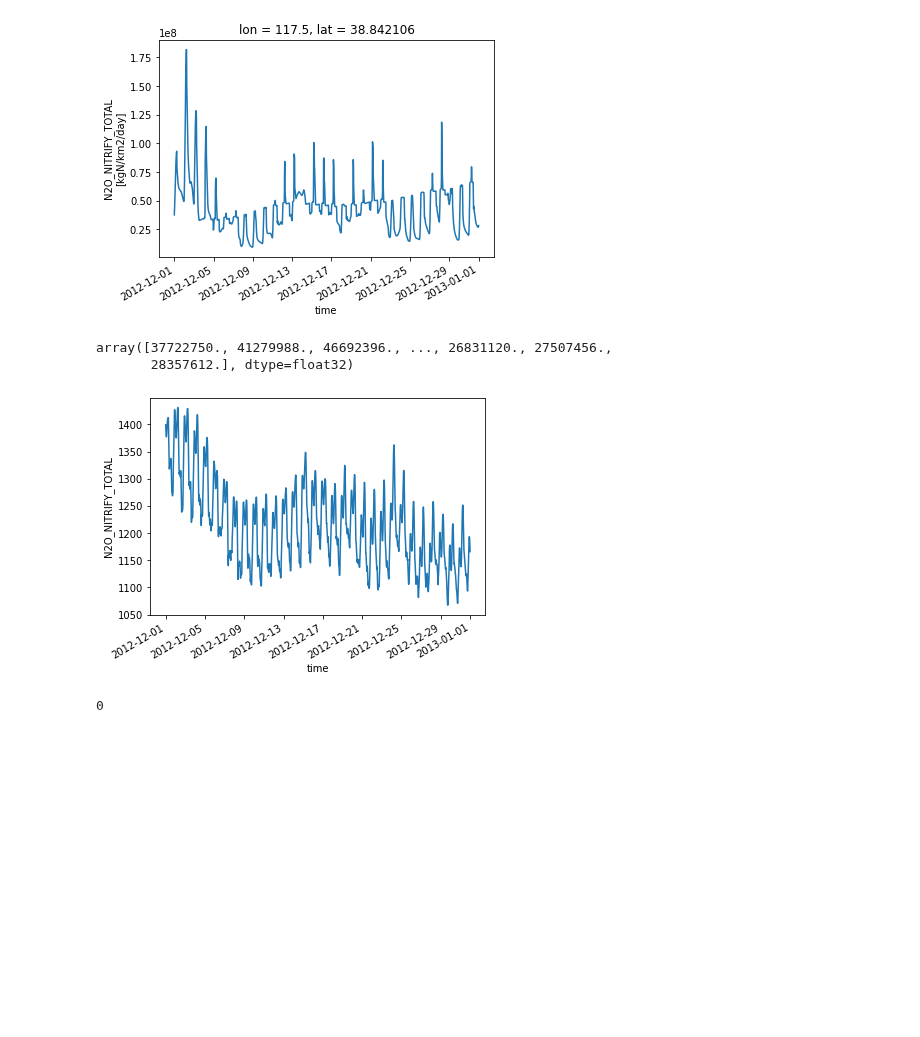
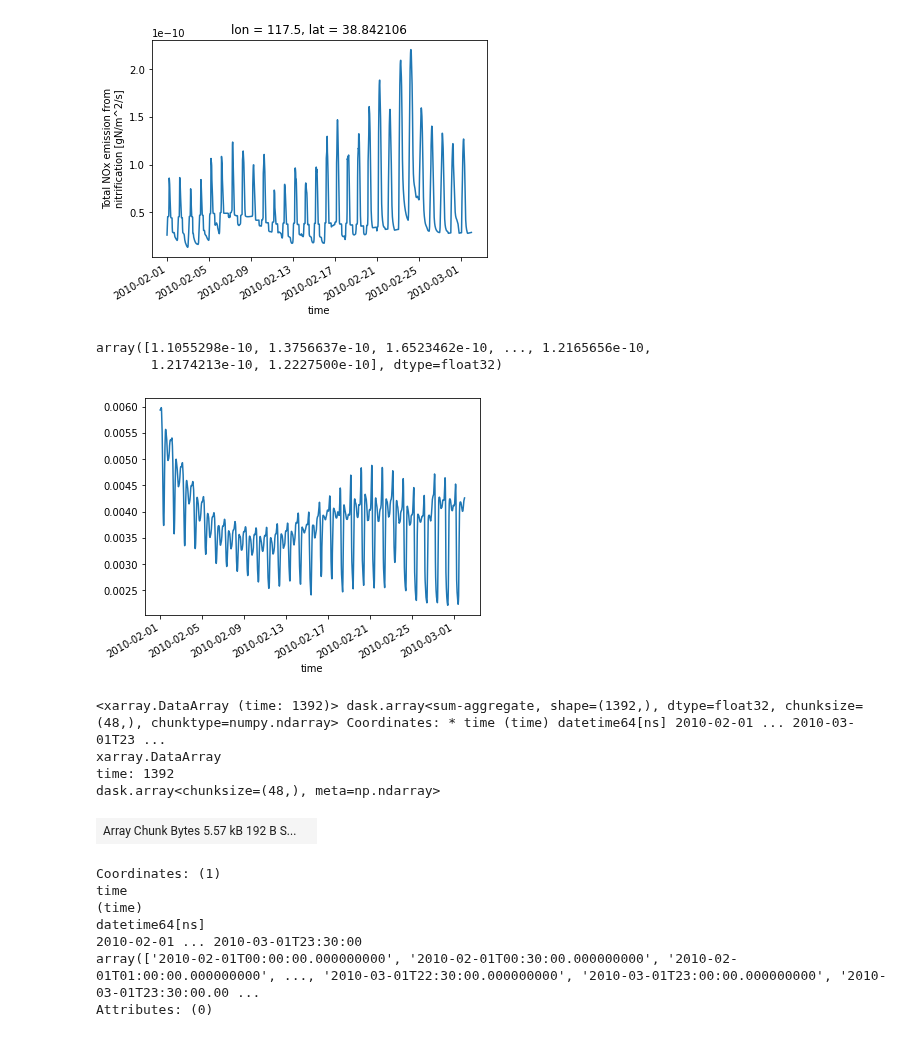
Before and after one commit to jinmuluo/pymaps, a Jupyter notebook: time_series.ipynb, the cells around one changed output. Cells and saved outputs as stored; diff of their text form; code cells hidden in the pictures; blank space fills up the shorter version.

```diff
--- a/time_series.ipynb
+++ b/time_series.ipynb
@@ -9,10 +9,12 @@ from datetime import date, timedelta
 # %%
 case = "fanv3_1th"
 path = "/glade/scratch/jinmuluo/archive/" + case + "/lnd/hist/"
-start_date = date(2012, 12, 1)
-end_date = date(2013, 1, 1)
+start_date = date(2010, 2, 1)
+end_date = date(2010, 3, 1)
 delta = end_date - start_date
-fields = ["N2O_DENITRIFY_TOTAL", "N2O_NITRIFY_TOTAL", "NOx_DENITRIFY_TOTAL", "NOx_NITRIFY_TOTAL", "area"]
+fields = ["N2O_DENITRIFY_TOTAL", "N2O_NITRIFY_TOTAL", "NOx_DENITRIFY_TOTAL", "NOx_NITRIFY_TOTAL",
+          "MANURE_NITRITE_RUNOFF", 'FERT_NITRITE_RUNOFF',
+          "FERT_NITRITE_TO_SOIL", "MANURE_NITRITE_TO_SOIL", "area"]
 fanCLM = []
 for i in range(delta.days + 1):
     day = start_date + timedelta(days=i)
@@ -130,9 +64,9 @@ def sp_plot(ds, field, coords, show=False):
 # %%
 def tot_plot(ds, field, show=False):
     # calculate global total emission (kgN/day)
-    ds[field] = ds[field] * ds['area']* 3600 * 24
-    ds[field].attrs['units'] = 'kgN/day'
-    total = ds[field].sum(dim=['lat', 'lon'])
+    total = ds[field] * ds['area']
+    total.attrs['units'] = 'TonN/s'
+    total = total.sum(dim=['lat', 'lon'])
     if show:
         total.plot(x='time')
         plt.show()
@@ -148,17 +83,28 @@ def regional_plot(ds, field, coords, show=False):
     return rp
 # %%
 coordinates = [39.24, 116.25]
-sp = sp_plot(ds=dsCLM, field=fields[1], coords=coordinates, show=True)
+sp = sp_plot(ds=dsCLM, field=fields[3], coords=coordinates, show=True)
 sp[fields[1]].values
 # %% [output]
-[figure, old version]
+[figure, new version]
-array([37722750., 41279988., 46692396., ..., 26831120., 27507456.,
-       28357612.], dtype=float32)
+array([1.1055298e-10, 1.3756637e-10, 1.6523462e-10, ..., 1.2165656e-10,
+       1.2174213e-10, 1.2227500e-10], dtype=float32)
 # %%
-tot_plot(ds=dsCLM, field=fields[1], show=True)
+tot_plot(ds=dsCLM, field=fields[3], show=True)
 # %% [output]
-[figure, old version]
+[figure, new version]
-0
+<xarray.DataArray (time: 1392)> dask.array<sum-aggregate, shape=(1392,), dtype=float32, chunksize=(48,), chunktype=numpy.ndarray> Coordinates: * time (time) datetime64[ns] 2010-02-01 ... 2010-03-01T23 ...
+xarray.DataArray
+time: 1392
+dask.array<chunksize=(48,), meta=np.ndarray>
+| Array Chunk Bytes 5.57 kB 192 B S... |  |
+Coordinates: (1)
+time
+(time)
+datetime64[ns]
+2010-02-01 ... 2010-03-01T23:30:00
+array(['2010-02-01T00:00:00.000000000', '2010-02-01T00:30:00.000000000', '2010-02-01T01:00:00.000000000', ..., '2010-03-01T22:30:00.000000000', '2010-03-01T23:00:00.000000000', '2010-03-01T23:30:00.00 ...
+Attributes: (0)
 # %%
 coordinates = {'upper_lat':45.50, 'lower_lat':25.35, 'west_lon': 100.00, 'east_lon':130.00}
 regional_plot(ds=dsCLM, field=fields[1], coords=coordinates, show=True)
```
Also changed, not shown: parts of 5 cells of this notebook.
